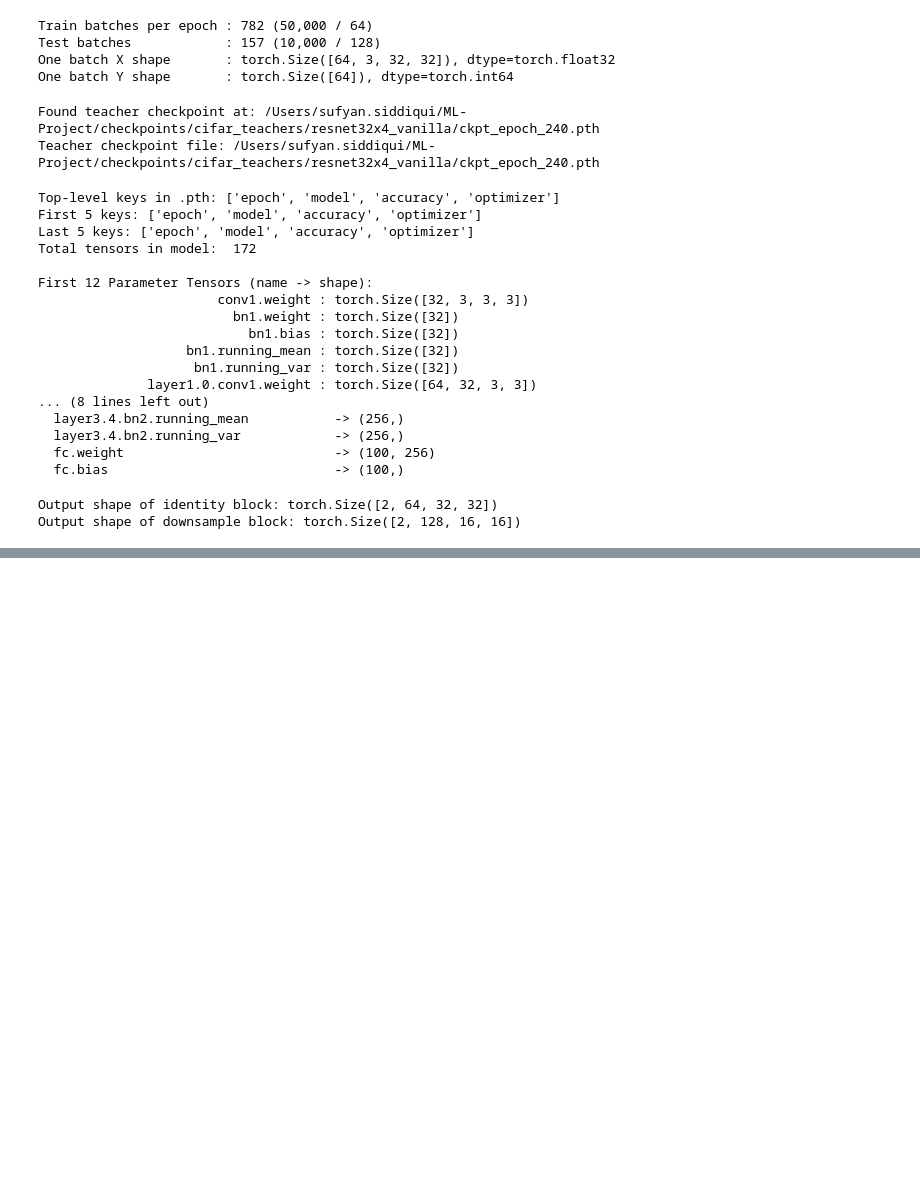
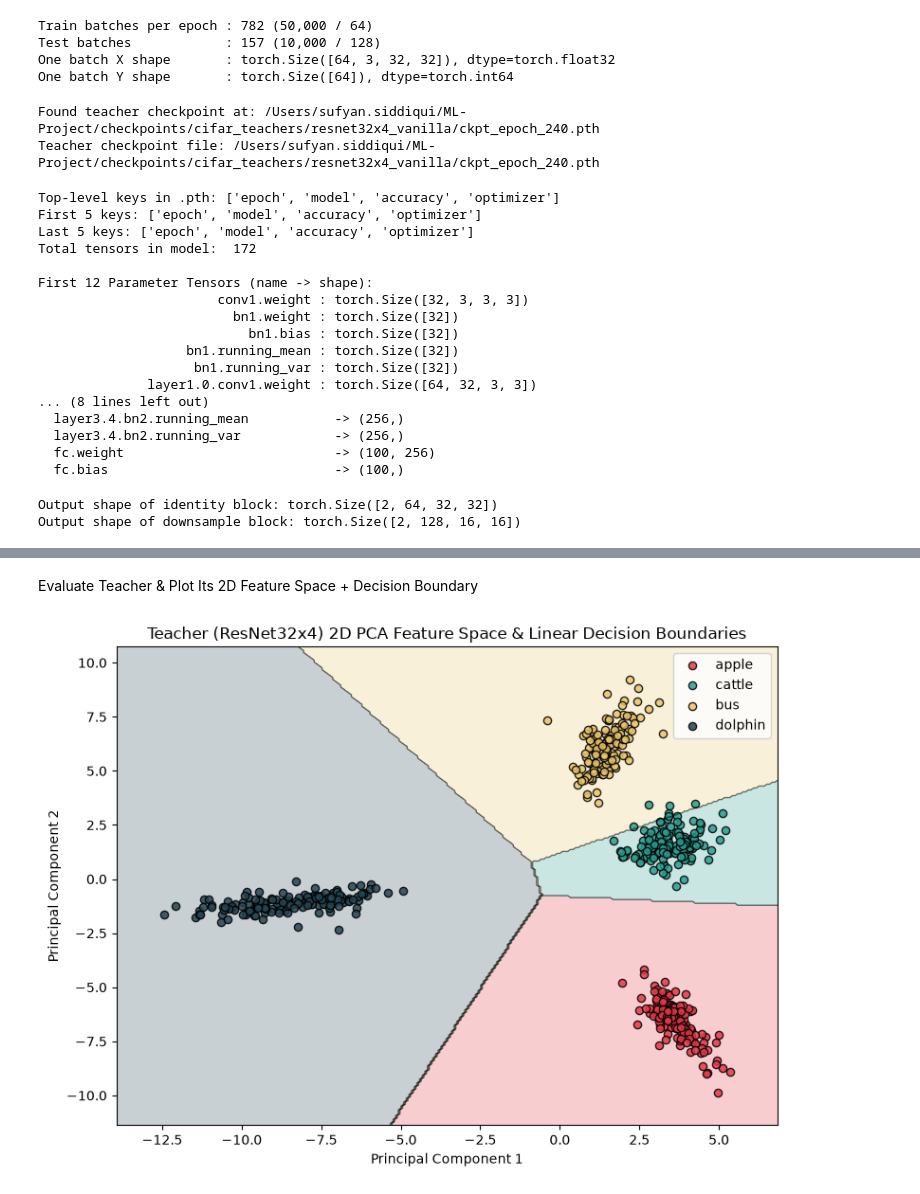
Before and after one commit to SufyanSiddiqui/ml-dkd-fall-2026, a Jupyter notebook: notebooks/05_dkd_from_scratch.ipynb, the cells around one changed output, grey strips where cells are left out. Cells and saved outputs as stored; diff of their text form; code cells hidden in the pictures; blank space fills up the shorter version.

```diff
--- a/notebooks/05_dkd_from_scratch.ipynb
+++ b/notebooks/05_dkd_from_scratch.ipynb
@@ -461,0 +617,64 @@ Output shape of downsample block: torch.Size([2, 128, 16, 16])
+# %% [markdown]
+Evaluate Teacher & Plot Its 2D Feature Space + Decision Boundary
+# %%
+# Pick 4 clear classes from our training set (150 images per class = 600 points)
+chosen_names = ["apple", "cattle", "bus", "dolphin"]
+chosen_ids = [fine_names.index(name) for name in chosen_names]
+
+print(f"Chosen classes: {chosen_names}")
+
+sub_imgs, sub_labels = [], []
+for cid in chosen_ids:
+    idxs = np.where(train_labels == cid)[0][:150]  #what is that? could we use all images of a class?
+    for i in idxs:
+        sub_imgs.append(preprocess_eval(train_images[i]))
+        sub_labels.append(cid)
+
+x_sub = torch.tensor(np.array(sub_imgs), device=DEVICE)
+y_sub = np.array(sub_labels)
+
+# 1. Extract the Teacher's 256-dim penultimate features (right before teacher.fc)
+with torch.no_grad():
+    h = teacher.relu(teacher.bn1(teacher.conv1(x_sub)))
+    h = teacher.layer3(teacher.layer2(teacher.layer1(h)))
+    feats_256 = torch.flatten(teacher.avgpool(h), 1).cpu()  # shape: (600, 256)
+    #what the heck happened here?
+
+# 2. Project 256-D -> 2-D via PCA (using SVD on centered features)
+mean_256 = feats_256.mean(dim=0, keepdim=True)
+centered = feats_256 - mean_256
+_, _, Vt = torch.linalg.svd(centered, full_matrices=False)
+W_pca = Vt[:2].T                      # (256, 2) top-2 principal directions
+pts_2d = (centered @ W_pca).numpy()   # (600, 2) coordinates in 2D!
+
+# 3. Build a 2D grid, map each (u, v) back to 256-D, and ask teacher.fc to classify it!
+pad = 1.5
+u_grid = np.linspace(pts_2d[:, 0].min() - pad, pts_2d[:, 0].max() + pad, 250)
+v_grid = np.linspace(pts_2d[:, 1].min() - pad, pts_2d[:, 1].max() + pad, 250)
+UU, VV = np.meshgrid(u_grid, v_grid)
+grid_2d = torch.tensor(np.c_[UU.ravel(), VV.ravel()], dtype=torch.float32)
+
+grid_256 = (grid_2d @ W_pca.T + mean_256).to(DEVICE)
+with torch.no_grad():
+    # Restrict decision regions to our 4 chosen classes
+    logits_4 = teacher.fc(grid_256)[:, chosen_ids].cpu().numpy()
+region_idx = logits_4.argmax(axis=1).reshape(UU.shape)
+
+# 4. Plot decision regions + real training samples
+colors = ["#e63946", "#2a9d8f", "#e9c46a", "#264653"]
+plt.figure(figsize=(8, 6))
+plt.contourf(UU, VV, region_idx, levels=[-0.5, 0.5, 1.5, 2.5, 3.5], colors=colors, alpha=0.25)
+plt.contour(UU, VV, region_idx, levels=[0.5, 1.5, 2.5], colors="k", linewidths=1.0, alpha=0.5)
+
+for k, (cid, cname) in enumerate(zip(chosen_ids, chosen_names)):
+    mask = y_sub == cid
+    plt.scatter(pts_2d[mask, 0], pts_2d[mask, 1], c=colors[k], label=cname, edgecolors="k", s=35, alpha=0.85)
+
+plt.title("Teacher (ResNet32x4) 2D PCA Feature Space & Linear Decision Boundaries")
+plt.xlabel("Principal Component 1")
+plt.ylabel("Principal Component 2")
+plt.legend()
+plt.tight_layout()
+plt.show()
+# %% [output]
+[figure, added]
```
Also changed, not shown: parts of 16 cells of this notebook, 3 other files.
